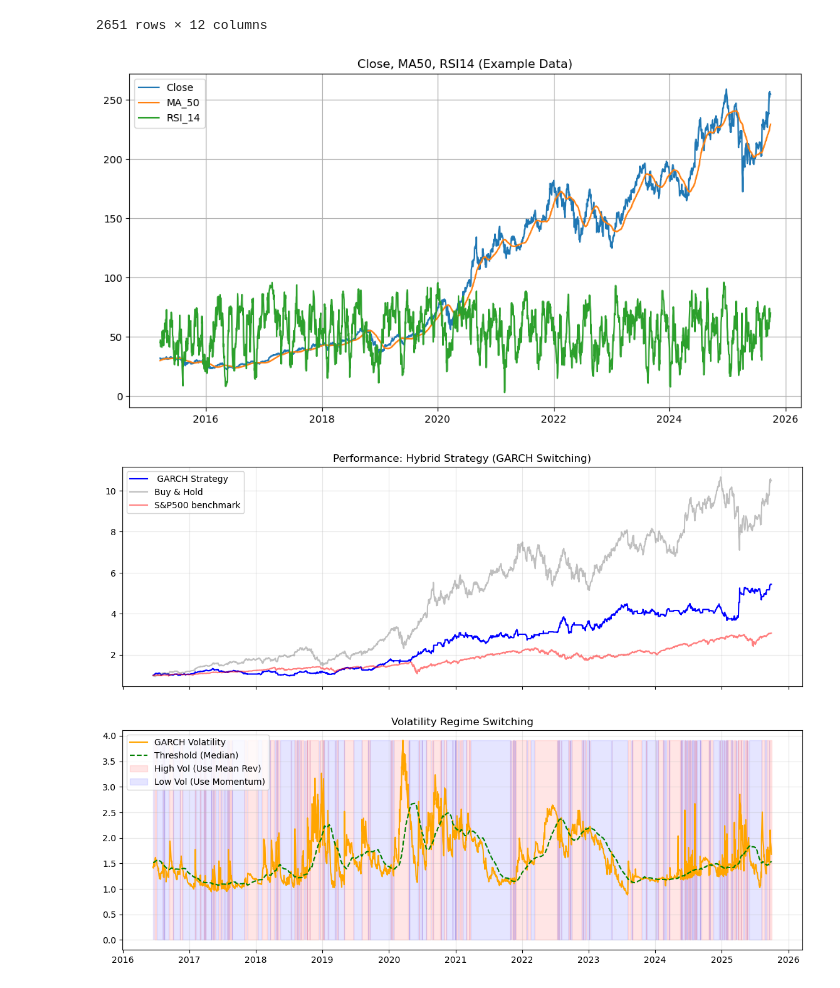
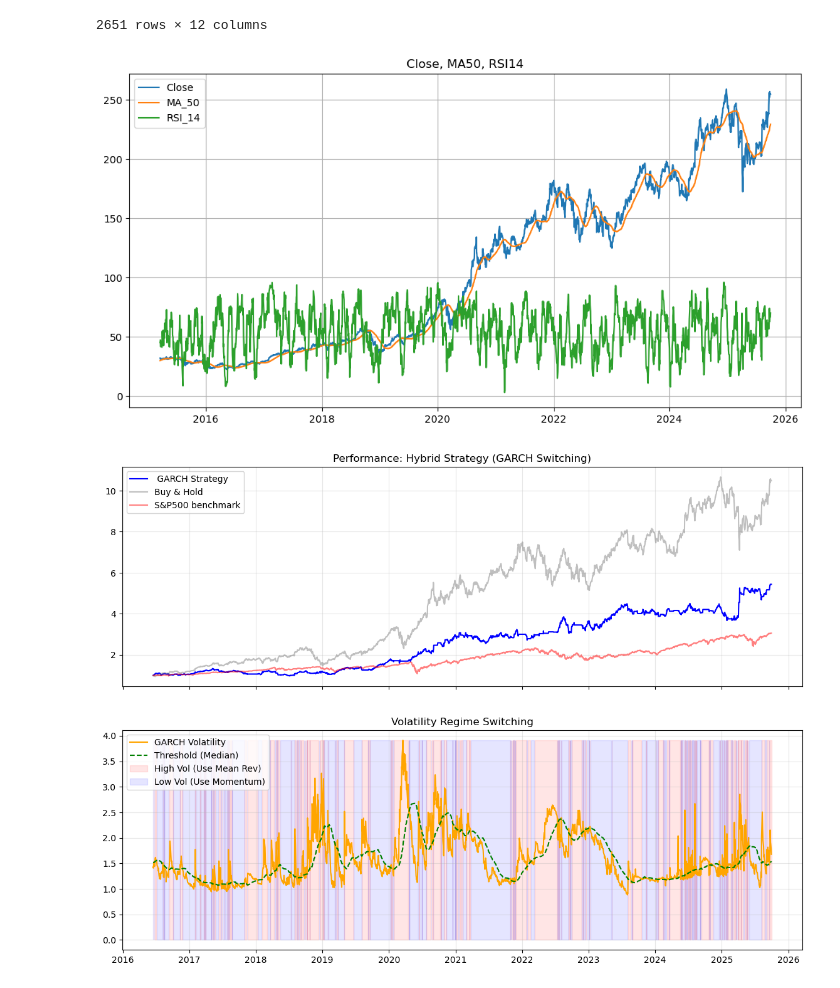
Before and after one commit to Pogba24-12/CF_LeHoangPhuc-22110160_TranLongNhat-22110142, a Jupyter notebook: Computational Finance/Strategy/Volatality.ipynb, the cells around one changed output. Drawn from its saved outputs; the diff is of its cells as text; code cells hidden in the pictures.

```diff
--- a/Computational Finance/Strategy/Volatality.ipynb
+++ b/Computational Finance/Strategy/Volatality.ipynb
@@ -120,14 +148,14 @@ df
 # %%
 plt.figure(figsize=(12,6))
 plt.plot(df["date"], df["close"], label="Close")
 plt.plot(df["date"], df["MA_50"], label="MA_50")
 plt.plot(df["date"], df["RSI_14"], label="RSI_14")
 plt.legend()
 plt.grid(True)
-plt.title("Close, MA50, RSI14 (Example Data)")
+plt.title("Close, MA50, RSI14")
 plt.show()
 # %% [output]
-[figure, old version]
+[figure, new version]
 # %%
 # Handle outlier
 df = outlier.winsorize(df, "close_log_return_pct")
```
Also changed, not shown: parts of 11 cells of this notebook, 2 other files.
